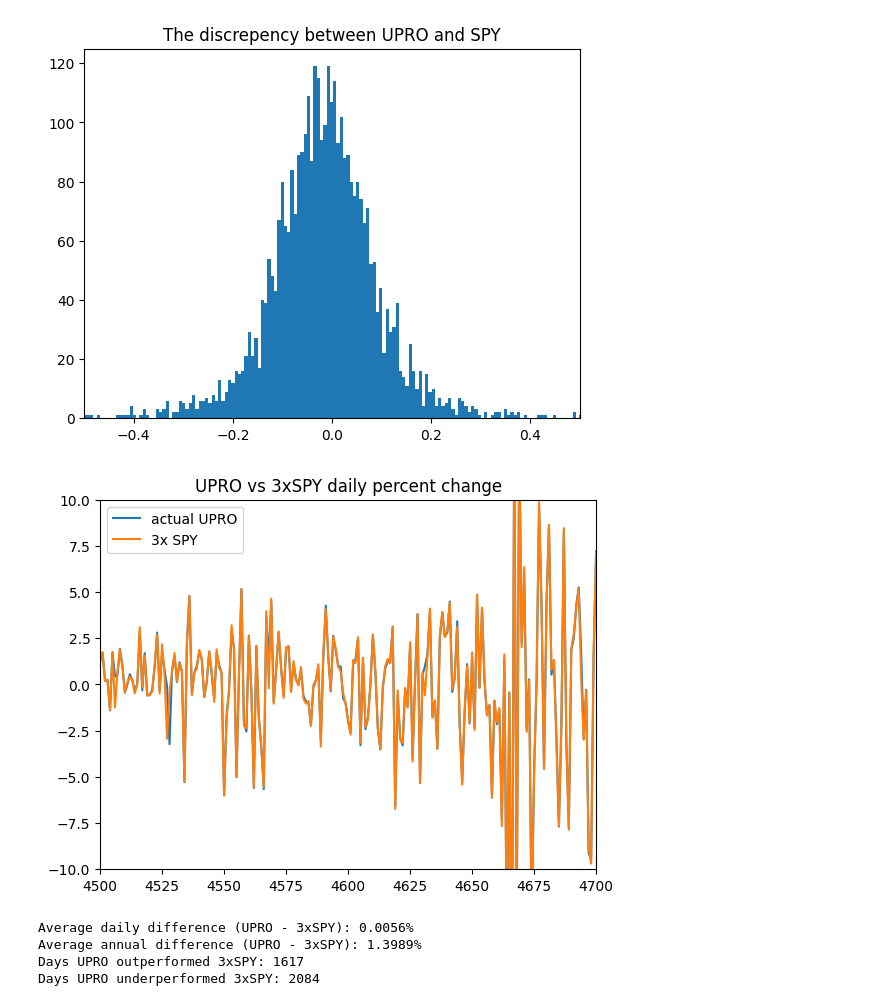
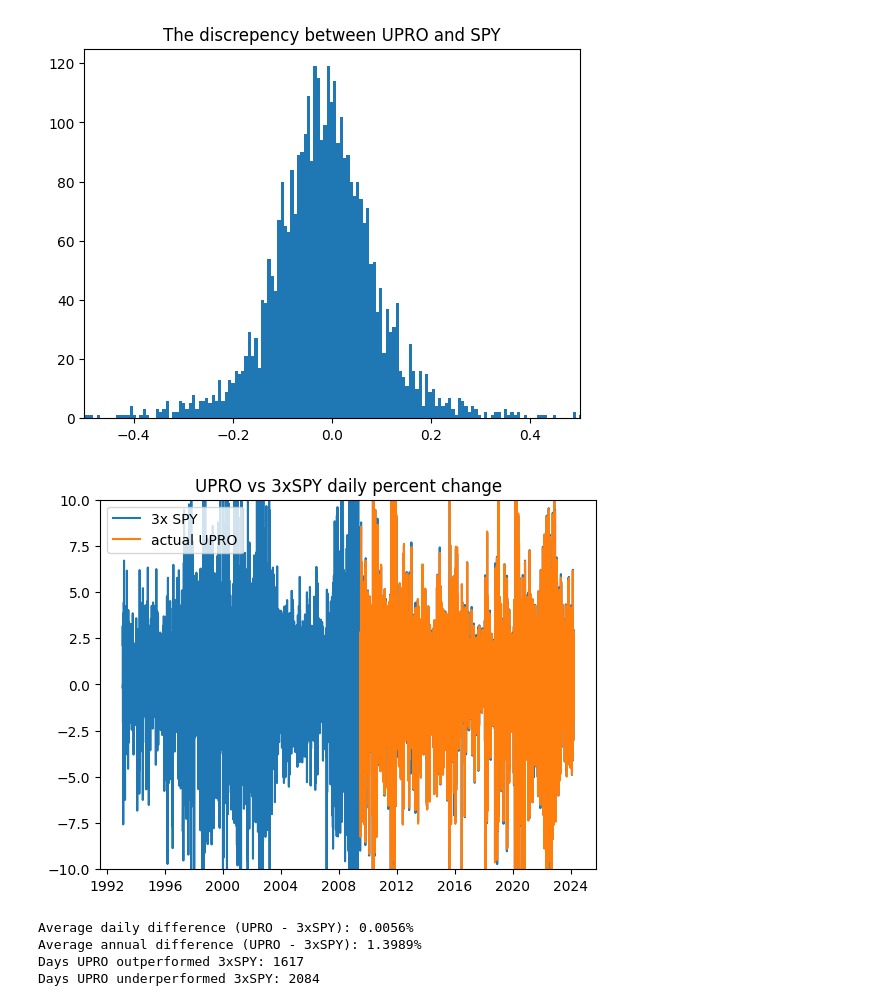
Before and after one commit to oTaira/BTBJ, a Jupyter notebook: BTBJ.ipynb, the cells around one changed output. Drawn from its saved outputs; the diff is of its cells as text; code cells hidden in the pictures.

```diff
--- a/BTBJ.ipynb
+++ b/BTBJ.ipynb
@@ -290,6 +290,7 @@ complete_df = pct_df.join(upro_pct_change).join(tmf_pct_change)
 
 # If you want to convert 'Date' back from index to a column
 complete_df.reset_index(inplace=True)
-
+if 'Date' in complete_df.columns:
+    complete_df.set_index('Date', inplace=True)
 complete_df
 # %% [output]
@@ -363,15 +368,14 @@ plt.show()
 # %% [output]
 [figure]
 # %%
+plt.plot(complete_df["3xSPY"], label = "3x SPY")
 plt.plot(complete_df["UPRO"], label ="actual UPRO")
-plt.plot(complete_df["3xSPY"], label = "3x SPY")
-plt.xlim(4500,4700)
 plt.ylim(-10,10)
 plt.title("UPRO vs 3xSPY daily percent change")
 plt.legend()
 plt.show()
 # %% [output]
-[figure, old version]
+[figure, new version]
 # %%
 NUM_TRADING_DAYS = 252
 
```
Also changed, not shown: parts of 23 cells of this notebook.
